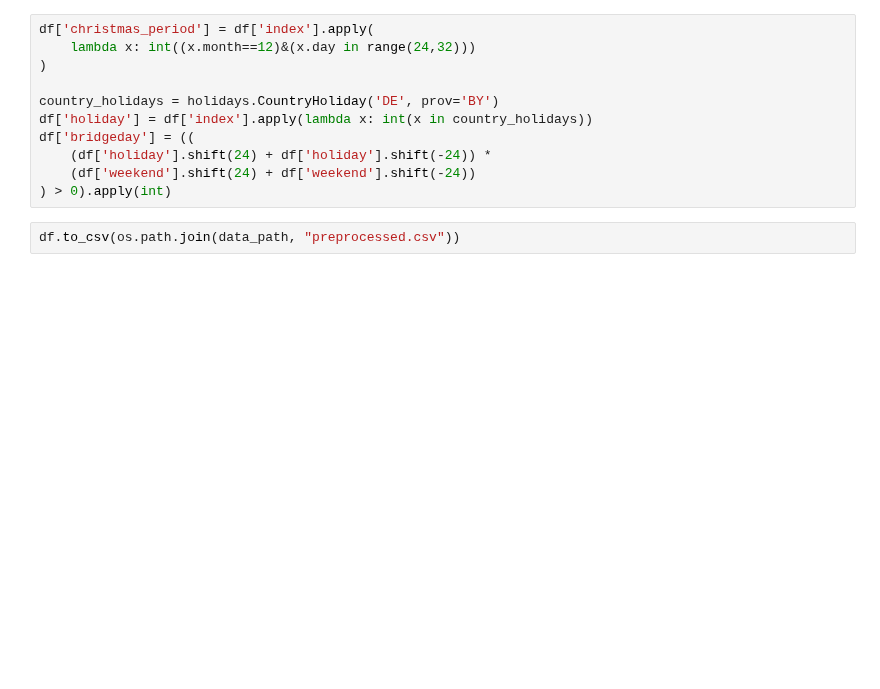
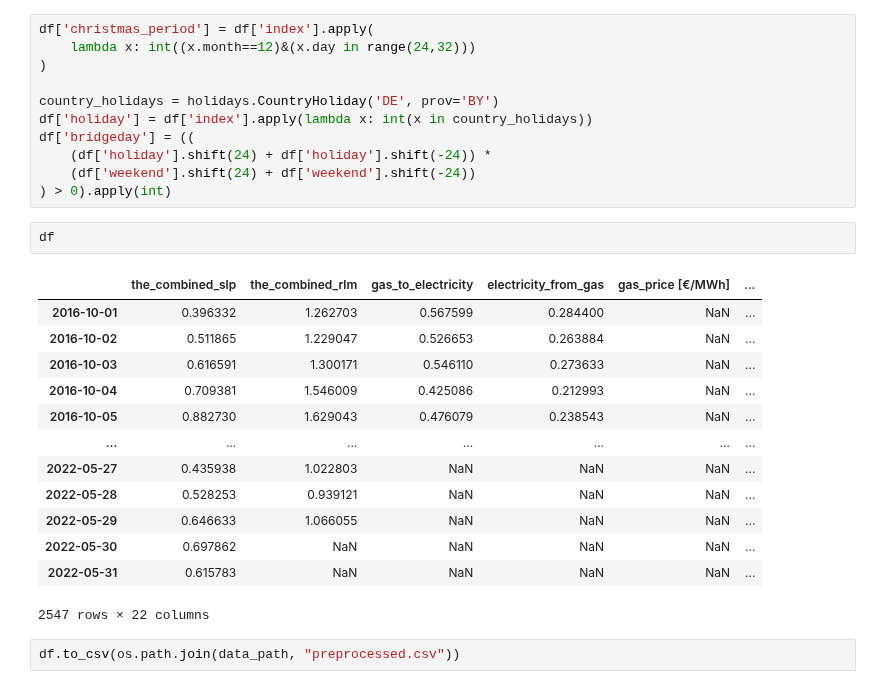
Before and after one commit to oruhnau/energy_demand, a Jupyter notebook: top_down/preprocessing.ipynb, the cells around one changed output. Drawn from its saved outputs; the diff is of its cells as text; blank space fills up the shorter version.

```diff
--- a/top_down/preprocessing.ipynb
+++ b/top_down/preprocessing.ipynb
@@ -407,6 +379,22 @@ df['bridgeday'] = ((
     (df['holiday'].shift(24) + df['holiday'].shift(-24)) *
     (df['weekend'].shift(24) + df['weekend'].shift(-24))
 ) > 0).apply(int)
+# %%
+df
+# %% [output]
+|  | the_combined_slp | the_combined_rlm | gas_to_electricity | electricity_from_gas | gas_price [€/MWh] | ... |
+| 2016-10-01 | 0.396332 | 1.262703 | 0.567599 | 0.284400 | NaN | ... |
+| 2016-10-02 | 0.511865 | 1.229047 | 0.526653 | 0.263884 | NaN | ... |
+| 2016-10-03 | 0.616591 | 1.300171 | 0.546110 | 0.273633 | NaN | ... |
+| 2016-10-04 | 0.709381 | 1.546009 | 0.425086 | 0.212993 | NaN | ... |
+| 2016-10-05 | 0.882730 | 1.629043 | 0.476079 | 0.238543 | NaN | ... |
+| ... | ... | ... | ... | ... | ... | ... |
+| 2022-05-27 | 0.435938 | 1.022803 | NaN | NaN | NaN | ... |
+| 2022-05-28 | 0.528253 | 0.939121 | NaN | NaN | NaN | ... |
+| 2022-05-29 | 0.646633 | 1.066055 | NaN | NaN | NaN | ... |
+| 2022-05-30 | 0.697862 | NaN | NaN | NaN | NaN | ... |
+| 2022-05-31 | 0.615783 | NaN | NaN | NaN | NaN | ... |
+2547 rows × 22 columns
 # %%
 df.to_csv(os.path.join(data_path, "preprocessed.csv"))
 # %%
```
Also changed, not shown: parts of 24 cells of this notebook, 1 other file.
